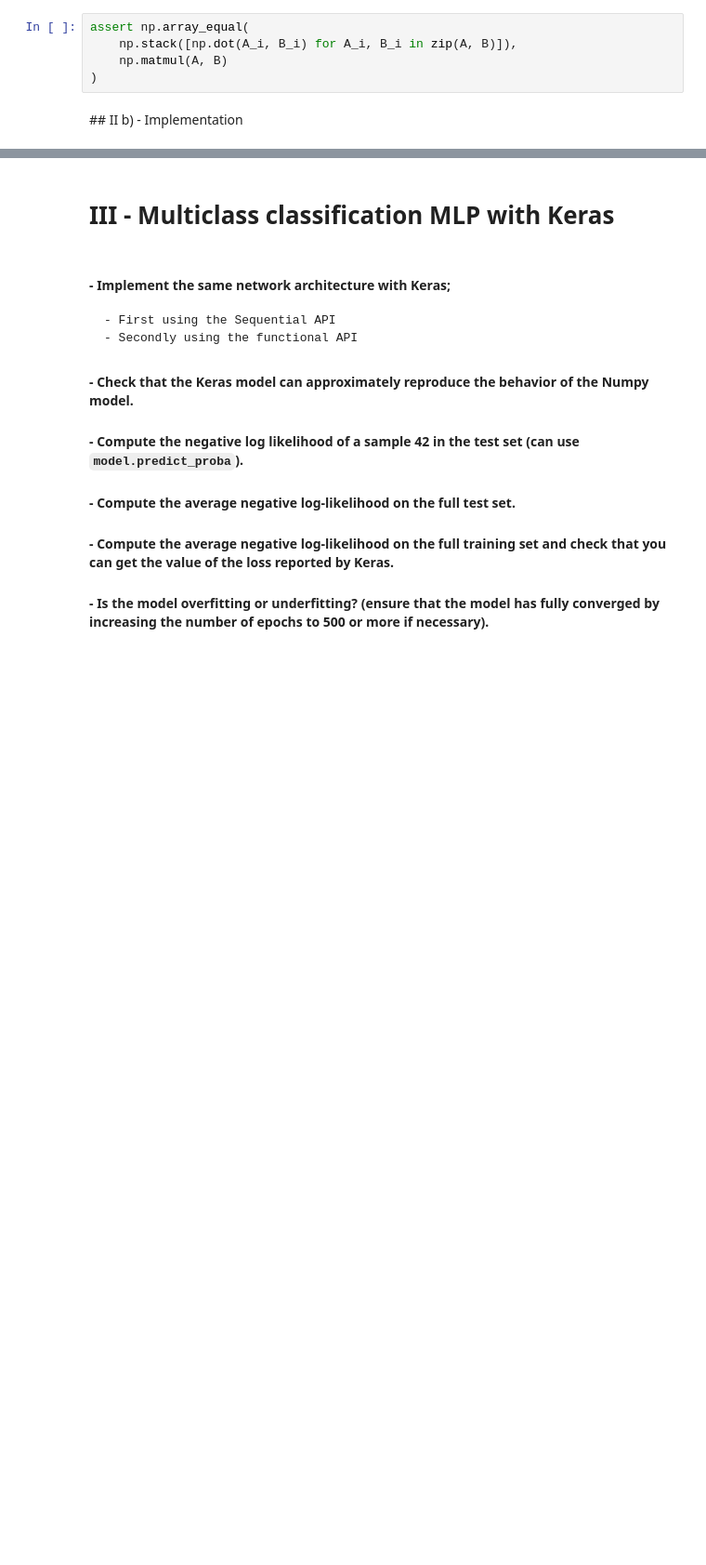
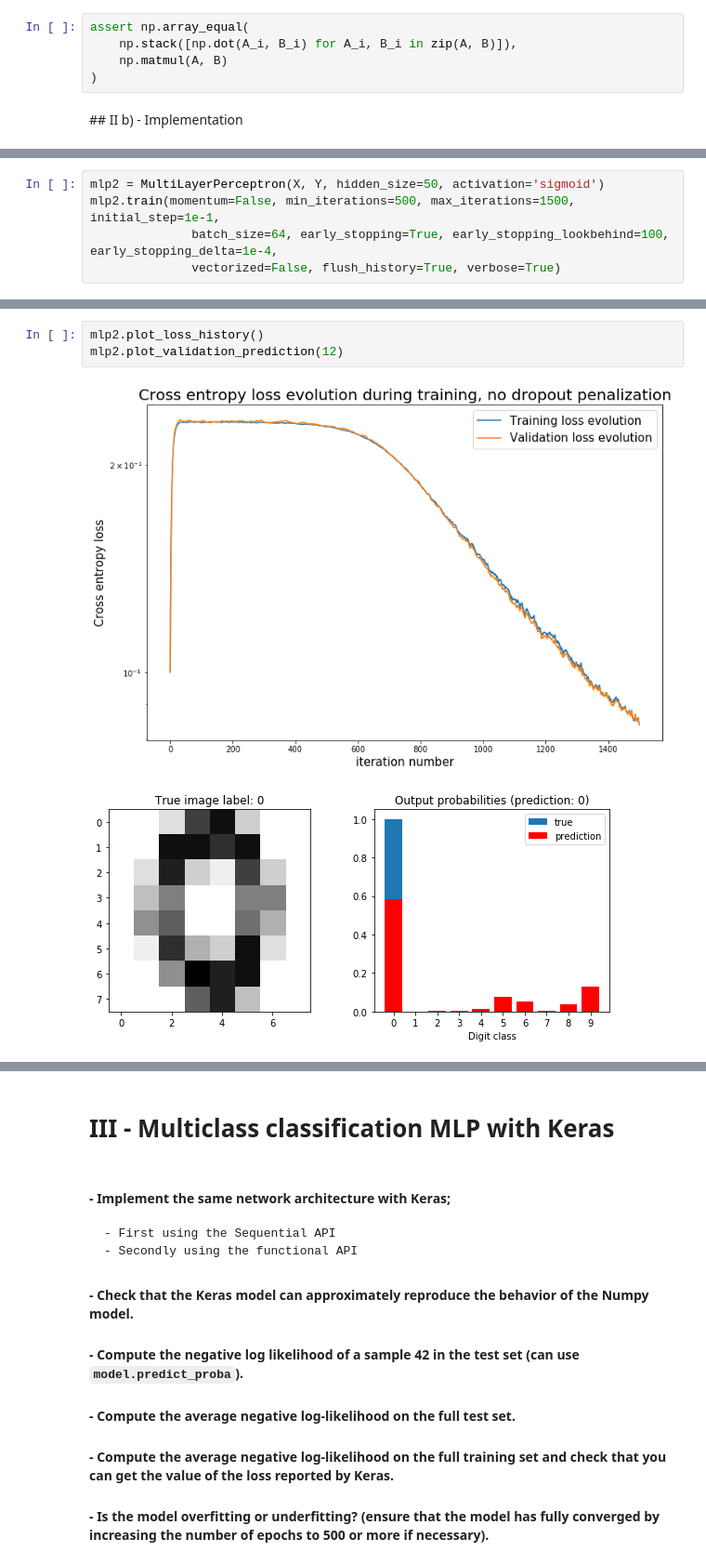
Before and after one commit to MaxTeiger/courses_labs-1, a Jupyter notebook: 2-Fundamentals_NNs/lab/fundamentals_NNs_finished.ipynb, the cells around one changed output, grey strips where cells are left out. Shown: that part at 93% size. Drawn from its saved outputs; the diff is of its cells as text; blank space fills up the shorter version.

```diff
--- a/2-Fundamentals_NNs/lab/fundamentals_NNs_finished.ipynb
+++ b/2-Fundamentals_NNs/lab/fundamentals_NNs_finished.ipynb
@@ -456,0 +504,5 @@ mlp.train()
+# %%
+mlp2 = MultiLayerPerceptron(X, Y, hidden_size=50, activation='sigmoid')
+mlp2.train(momentum=False, min_iterations=500, max_iterations=1500, initial_step=1e-1,
+              batch_size=64, early_stopping=True, early_stopping_lookbehind=100, early_stopping_delta=1e-4,
+              vectorized=False, flush_history=True, verbose=True)
@@ -456,0 +527,6 @@ mlp.train()
+# %%
+mlp2.plot_loss_history()
+mlp2.plot_validation_prediction(12)
+# %% [output]
+[figure, added]
+[figure, added]
```
Also changed, not shown: parts of 15 cells of this notebook.
